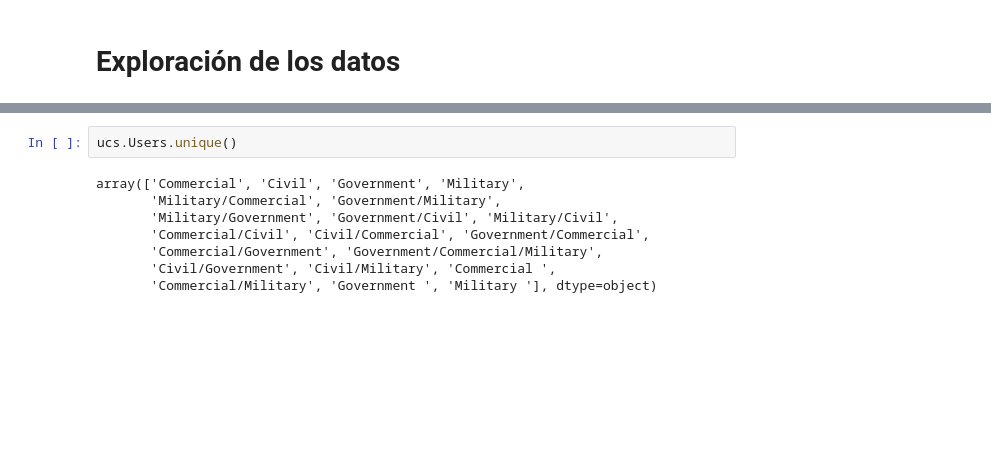
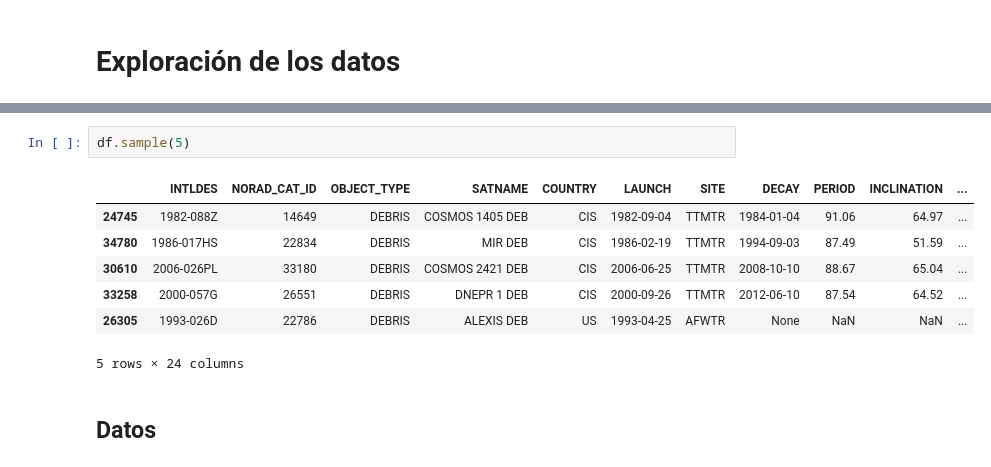
Before and after one commit to ramirobarone/space_debris_diplo_mentoria, a Jupyter notebook: notebooks/eda.ipynb, the cells around one changed output, grey strips where cells are left out. Cells and saved outputs as stored; diff of their text form; blank space fills up the shorter version.

```diff
--- a/notebooks/eda.ipynb
+++ b/notebooks/eda.ipynb
@@ -89,10 +38,12 @@ array(['Earth Observation', 'Technology Development', 'Communications',
-# %%
-ucs.Users.unique()
-# %% [output]
-array(['Commercial', 'Civil', 'Government', 'Military',
-       'Military/Commercial', 'Government/Military',
-       'Military/Government', 'Government/Civil', 'Military/Civil',
-       'Commercial/Civil', 'Civil/Commercial', 'Government/Commercial',
-       'Commercial/Government', 'Government/Commercial/Military',
-       'Civil/Government', 'Civil/Military', 'Commercial ',
-       'Commercial/Military', 'Government ', 'Military '], dtype=object)
+# %%
+df.sample(5)
+# %% [output]
+|  | INTLDES | NORAD_CAT_ID | OBJECT_TYPE | SATNAME | COUNTRY | LAUNCH | SITE | DECAY | PERIOD | INCLINATION | ... |
+| 24745 | 1982-088Z | 14649 | DEBRIS | COSMOS 1405 DEB | CIS | 1982-09-04 | TTMTR | 1984-01-04 | 91.06 | 64.97 | ... |
+| 34780 | 1986-017HS | 22834 | DEBRIS | MIR DEB | CIS | 1986-02-19 | TTMTR | 1994-09-03 | 87.49 | 51.59 | ... |
+| 30610 | 2006-026PL | 33180 | DEBRIS | COSMOS 2421 DEB | CIS | 2006-06-25 | TTMTR | 2008-10-10 | 88.67 | 65.04 | ... |
+| 33258 | 2000-057G | 26551 | DEBRIS | DNEPR 1 DEB | CIS | 2000-09-26 | TTMTR | 2012-06-10 | 87.54 | 64.52 | ... |
+| 26305 | 1993-026D | 22786 | DEBRIS | ALEXIS DEB | US | 1993-04-25 | AFWTR | None | NaN | NaN | ... |
+5 rows × 24 columns
+# %% [markdown]
+## Datos
```
Also changed, not shown: parts of 20 cells of this notebook, 3 other files.
